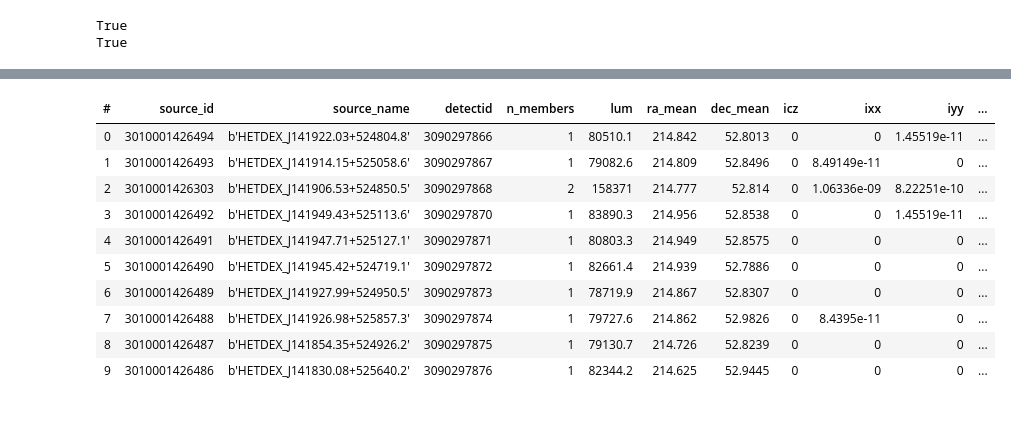
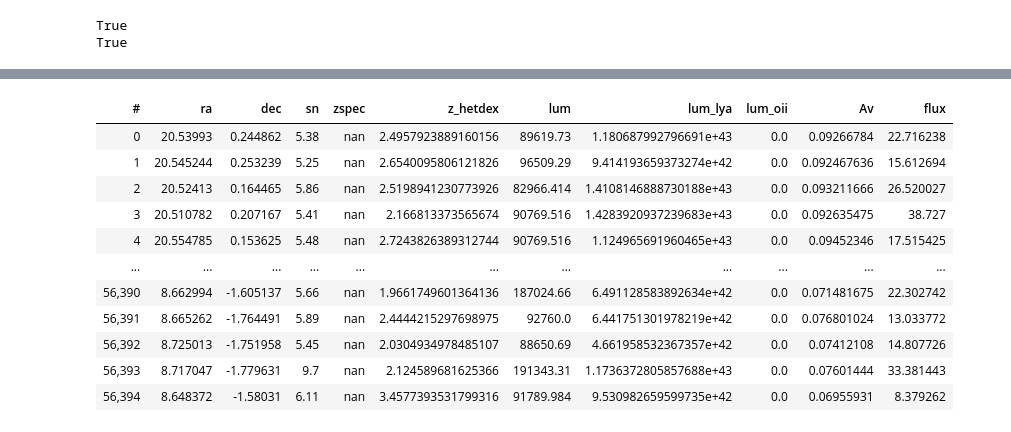
Before and after one commit to marcoviero/hetdexXhers, a Jupyter notebook: Parse_HETDEX_Catalog.ipynb, the cells around one changed output, grey strips where cells are left out. Drawn from its saved outputs; the diff is of its cells as text; code cells hidden in the pictures.

```diff
--- a/Parse_HETDEX_Catalog.ipynb
+++ b/Parse_HETDEX_Catalog.ipynb
@@ -17,0 +58,4 @@ df = vaex.open(os.path.join(path_catalog,file_catalog))
+# %%
+df_helms['source_type'] = df_helms['source_type'].apply(lambda x: x.decode('utf-8'))
+# %%
+df_helms_cut = df_helms[(df_helms['source_type'] == 'lae') | (df_helms['source_type'] == 'agn')]
@@ -17,0 +88,2 @@ df = vaex.open(os.path.join(path_catalog,file_catalog))
+# %%
+columns_keep=['ra','dec','sn','zspec','z_hetdex','lum','lum_lya','lum_oii','Av','flux']
@@ -18,14 +92,17 @@ df = vaex.open(os.path.join(path_catalog,file_catalog))
+# %%
+df_helms_keep = df_helms_cut[columns_keep]
 # %%
-df.tail()
+df_helms_keep
 # %% [output]
-| # | source_id | source_name | detectid | n_members | lum | ra_mean | dec_mean | icz | ixx | iyy | ... |
-| 0 | 3010001426494 | b'HETDEX_J141922.03+524804.8' | 3090297866 | 1 | 80510.1 | 214.842 | 52.8013 | 0 | 0 | 1.45519e-11 | ... |
-| 1 | 3010001426493 | b'HETDEX_J141914.15+525058.6' | 3090297867 | 1 | 79082.6 | 214.809 | 52.8496 | 0 | 8.49149e-11 | 0 | ... |
-| 2 | 3010001426303 | b'HETDEX_J141906.53+524850.5' | 3090297868 | 2 | 158371 | 214.777 | 52.814 | 0 | 1.06336e-09 | 8.22251e-10 | ... |
-| 3 | 3010001426492 | b'HETDEX_J141949.43+525113.6' | 3090297870 | 1 | 83890.3 | 214.956 | 52.8538 | 0 | 0 | 1.45519e-11 | ... |
-| 4 | 3010001426491 | b'HETDEX_J141947.71+525127.1' | 3090297871 | 1 | 80803.3 | 214.949 | 52.8575 | 0 | 0 | 0 | ... |
-| 5 | 3010001426490 | b'HETDEX_J141945.42+524719.1' | 3090297872 | 1 | 82661.4 | 214.939 | 52.7886 | 0 | 0 | 0 | ... |
-| 6 | 3010001426489 | b'HETDEX_J141927.99+524950.5' | 3090297873 | 1 | 78719.9 | 214.867 | 52.8307 | 0 | 0 | 0 | ... |
-| 7 | 3010001426488 | b'HETDEX_J141926.98+525857.3' | 3090297874 | 1 | 79727.6 | 214.862 | 52.9826 | 0 | 8.4395e-11 | 0 | ... |
-| 8 | 3010001426487 | b'HETDEX_J141854.35+524926.2' | 3090297875 | 1 | 79130.7 | 214.726 | 52.8239 | 0 | 0 | 0 | ... |
-| 9 | 3010001426486 | b'HETDEX_J141830.08+525640.2' | 3090297876 | 1 | 82344.2 | 214.625 | 52.9445 | 0 | 0 | 0 | ... |
+| # | ra | dec | sn | zspec | z_hetdex | lum | lum_lya | lum_oii | Av | flux |
+| 0 | 20.53993 | 0.244862 | 5.38 | nan | 2.4957923889160156 | 89619.73 | 1.180687992796691e+43 | 0.0 | 0.09266784 | 22.716238 |
+| 1 | 20.545244 | 0.253239 | 5.25 | nan | 2.6540095806121826 | 96509.29 | 9.414193659373274e+42 | 0.0 | 0.092467636 | 15.612694 |
+| 2 | 20.52413 | 0.164465 | 5.86 | nan | 2.5198941230773926 | 82966.414 | 1.4108146888730188e+43 | 0.0 | 0.093211666 | 26.520027 |
+| 3 | 20.510782 | 0.207167 | 5.41 | nan | 2.166813373565674 | 90769.516 | 1.4283920937239683e+43 | 0.0 | 0.092635475 | 38.727 |
+| 4 | 20.554785 | 0.153625 | 5.48 | nan | 2.7243826389312744 | 90769.516 | 1.124965691960465e+43 | 0.0 | 0.09452346 | 17.515425 |
+| ... | ... | ... | ... | ... | ... | ... | ... | ... | ... | ... |
+| 56,390 | 8.662994 | -1.605137 | 5.66 | nan | 1.9661749601364136 | 187024.66 | 6.491128583892634e+42 | 0.0 | 0.071481675 | 22.302742 |
+| 56,391 | 8.665262 | -1.764491 | 5.89 | nan | 2.4444215297698975 | 92760.0 | 6.441751301978219e+42 | 0.0 | 0.076801024 | 13.033772 |
+| 56,392 | 8.725013 | -1.751958 | 5.45 | nan | 2.0304934978485107 | 88650.69 | 4.661958532367357e+42 | 0.0 | 0.07412108 | 14.807726 |
+| 56,393 | 8.717047 | -1.779631 | 9.7 | nan | 2.124589681625366 | 191343.31 | 1.1736372805857688e+43 | 0.0 | 0.07601444 | 33.381443 |
+| 56,394 | 8.648372 | -1.58031 | 6.11 | nan | 3.4577393531799316 | 91789.984 | 9.530982659599735e+42 | 0.0 | 0.06955931 | 8.379262 |
```
Also changed, not shown: parts of 47 cells of this notebook, 4 other files.
